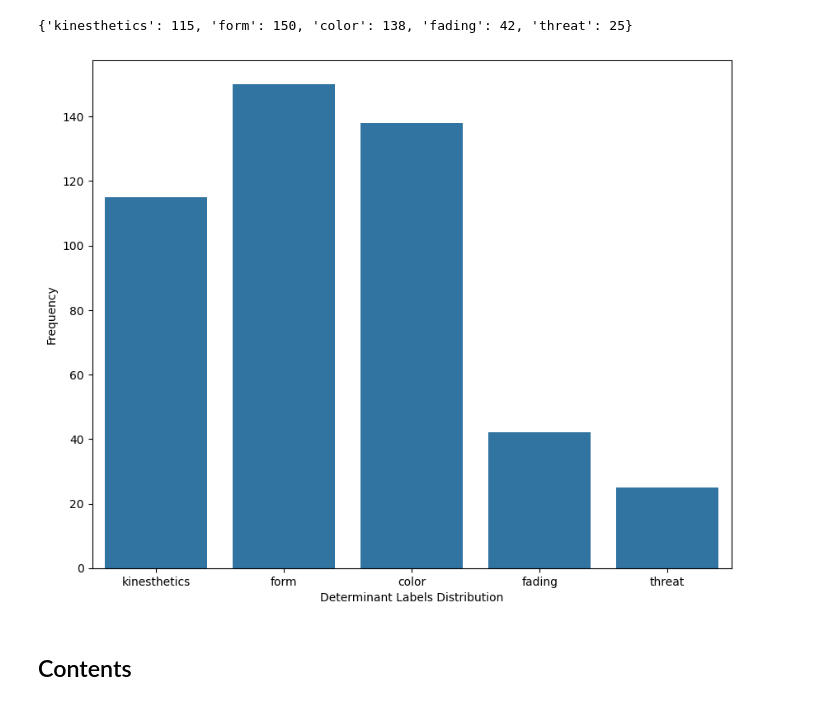
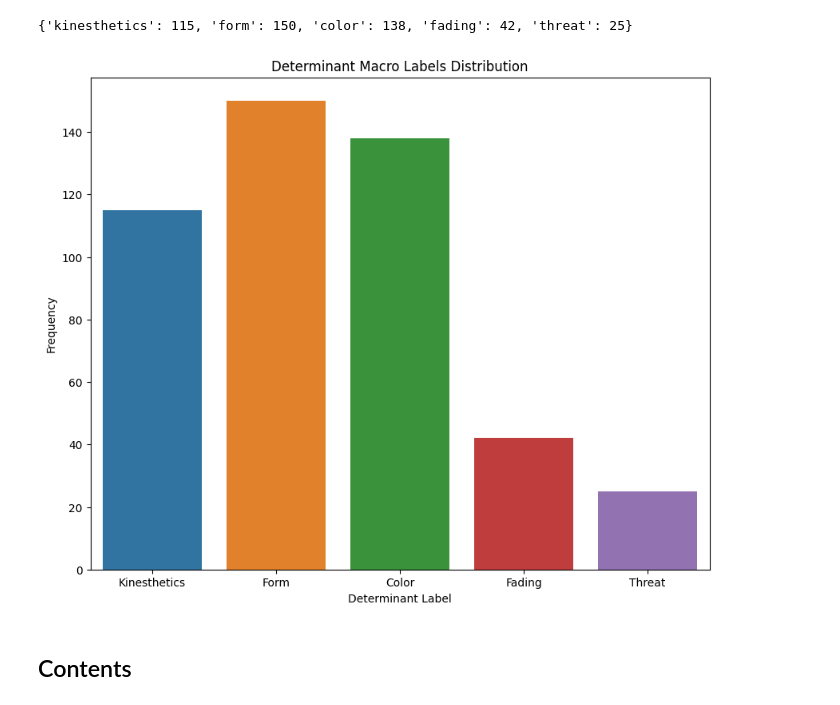
Before and after one commit to alberto-lorente/RorschIA_07-04, a Jupyter notebook: Nancy PsyData/Nancy Data Cleaning.ipynb, the cells around one changed output. Saved outputs shown, nothing was run; the diff lists cells and outputs as text; code cells hidden in the pictures.

```diff
--- a/Nancy PsyData/Nancy Data Cleaning.ipynb
+++ b/Nancy PsyData/Nancy Data Cleaning.ipynb
@@ -448,7 +451,7 @@ for label in labels_determinants.columns:
     total_label = sum(labels_determinants[label])
     total = total + total_label
     agg_dict_determinants[label] = total_label
-agg_dict_determinants["total"] = total
+# agg_dict_determinants["total"] = total
 agg_dict_determinants
 # %% [output]
 {'C': 37,
@@ -497,14 +517,19 @@ for key in agg_dict_determinants.keys():
 agg_dict_new_dets
 # %% [output]
 {'kinesthetics': 115, 'form': 150, 'color': 138, 'fading': 42, 'threat': 25}
+# %%
+df = pd.DataFrame(agg_dict_new_dets, index=[0])
+# %%
+df.columns = ["Kinesthetics", "Form", "Color", "Fading", "Threat"]
 # %%
 fig, ax = plt.subplots(figsize=(10,8))
-sns.barplot(data=agg_dict_new_dets)
-ax.set_xlabel("Determinant Labels Distribution")
+sns.barplot(data=df)
+plt.title("Determinant Macro Labels Distribution")
+ax.set_xlabel("Determinant Label")
 ax.set_ylabel("Frequency")
 plt.show()
 # %% [output]
-[figure, old version]
+[figure, new version]
 # %% [markdown]
 ## Contents
 # %%
```
Also changed, not shown: parts of 14 cells of this notebook, 17 other files.
